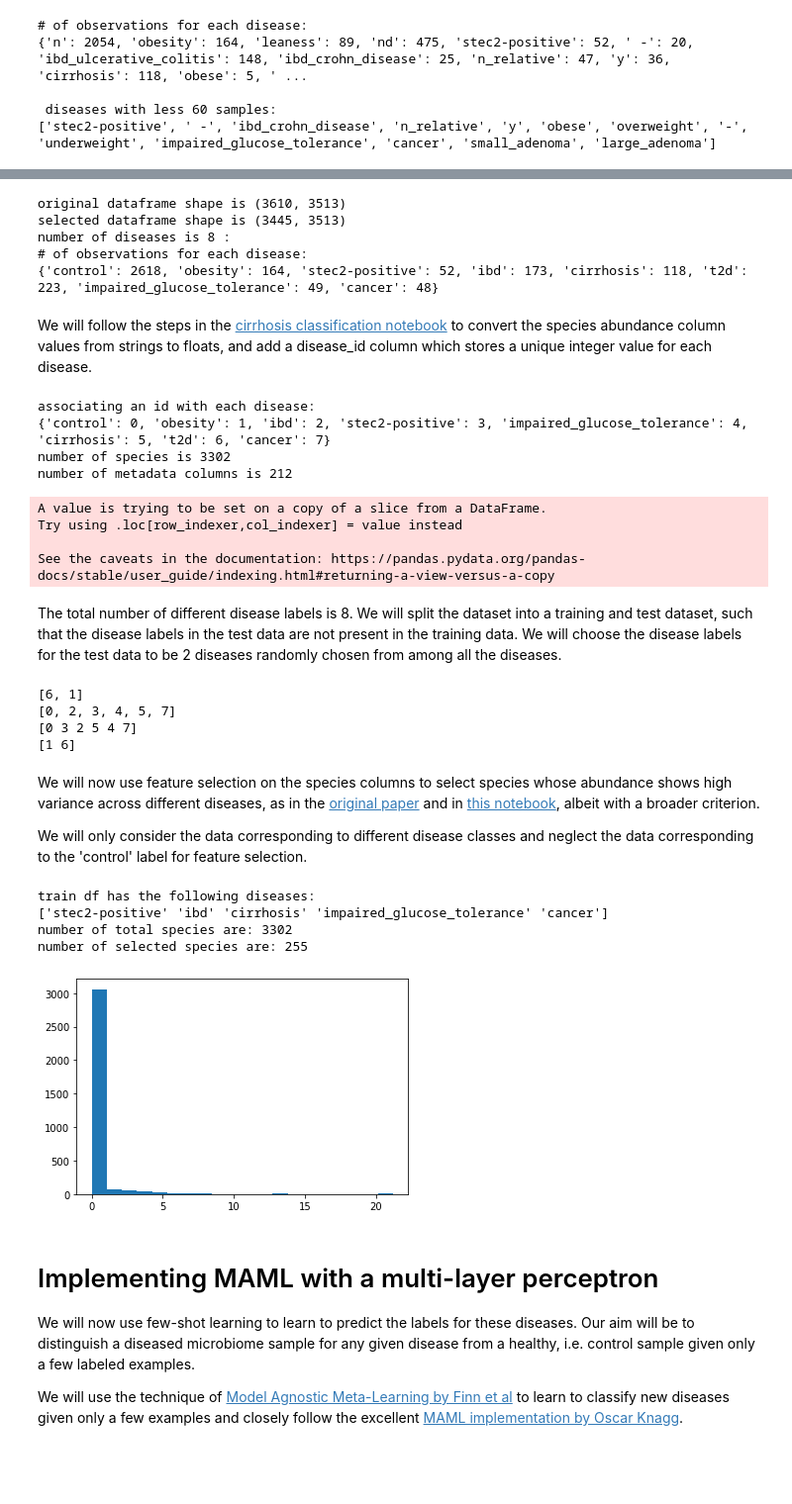
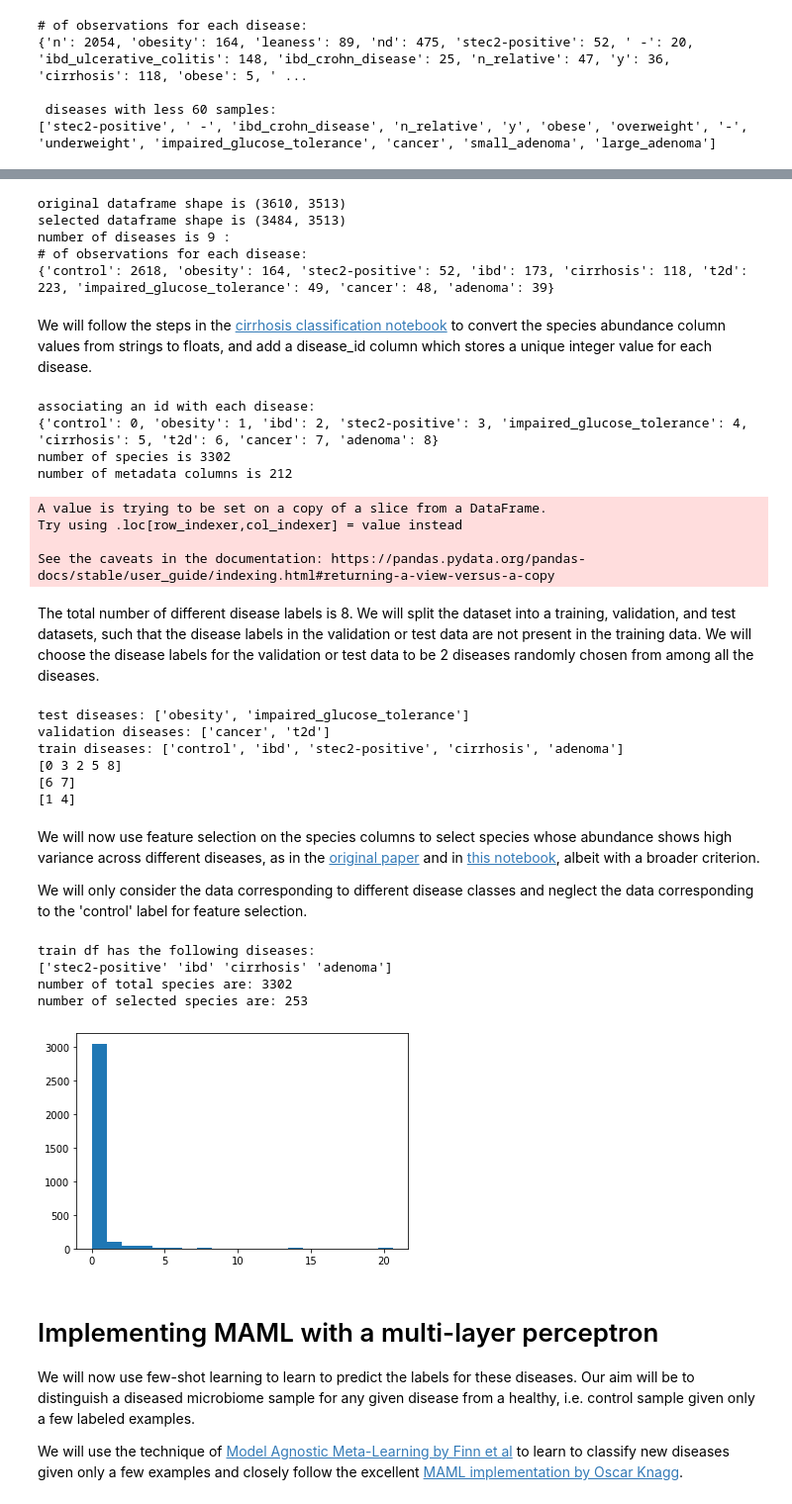
Before and after one commit to hrideshkedia/few-shot-learning-for-metagenomics, a Jupyter notebook: few-shot-learning-for-metagenomics.ipynb, the cells around one changed output, grey strips where cells are left out. Shown at 99% size. Cells and saved outputs as stored; diff of their text form; code cells hidden in the pictures; blank space fills up the shorter version.

Commit message:
with separate validation & test data

```diff
--- a/few-shot-learning-for-metagenomics.ipynb
+++ b/few-shot-learning-for-metagenomics.ipynb
@@ -192,9 +192,13 @@ abundance_full_df.loc[:,'disease'] = abundance_full_df['disease'].apply(
 abundance_full_df.loc[:,'disease'] = abundance_full_df['disease'].apply(
     lambda x: 'ibd' if ('ibd' in x) else x)
 
+### merge 'small_adenoma' and 'large_adenoma' into 'adenoma'.
+abundance_full_df.loc[:,'disease'] = abundance_full_df['disease'].apply(
+    lambda x: 'adenoma' if ('adenoma' in x) else x)
+
 ### retaining data only for the following diseases
 diseases = ['control', 'obesity', 'ibd', 'stec2-positive',
-            'impaired_glucose_tolerance', 'cirrhosis', 't2d', 'cancer']
+            'impaired_glucose_tolerance', 'cirrhosis', 't2d', 'cancer', 'adenoma']
 abundance_df = abundance_full_df.loc[
                             abundance_full_df['disease'].isin(diseases)]
 
@@ -211,10 +215,10 @@ print(f"# of observations for each disease:")
 print(disease_obs_dict)
 # %% [output]
 original dataframe shape is (3610, 3513)
-selected dataframe shape is (3445, 3513)
-number of diseases is 8 :
+selected dataframe shape is (3484, 3513)
+number of diseases is 9 :
 # of observations for each disease:
-{'control': 2618, 'obesity': 164, 'stec2-positive': 52, 'ibd': 173, 'cirrhosis': 118, 't2d': 223, 'impaired_glucose_tolerance': 49, 'cancer': 48}
+{'control': 2618, 'obesity': 164, 'stec2-positive': 52, 'ibd': 173, 'cirrhosis': 118, 't2d': 223, 'impaired_glucose_tolerance': 49, 'cancer': 48, 'adenoma': 39}
 # %% [markdown]
 We will follow the steps in the [cirrhosis classification notebook](https://www.kaggle.com/antaresnyc/cirrhosis-classification/notebook) to convert the species abundance column values from strings to floats, and add a disease_id column which stores a unique integer value for each disease.
 # %%
@@ -235,7 +239,7 @@ species_df = species_df.astype('float32')
 abundance_df = pd.concat([abundance_df.loc[:,metadata], species_df], axis = 1)
 # %% [output]
 associating an id with each disease:
-{'control': 0, 'obesity': 1, 'ibd': 2, 'stec2-positive': 3, 'impaired_glucose_tolerance': 4, 'cirrhosis': 5, 't2d': 6, 'cancer': 7}
+{'control': 0, 'obesity': 1, 'ibd': 2, 'stec2-positive': 3, 'impaired_glucose_tolerance': 4, 'cirrhosis': 5, 't2d': 6, 'cancer': 7, 'adenoma': 8}
 number of species is 3302
 number of metadata columns is 212
 A value is trying to be set on a copy of a slice from a DataFrame.
@@ -243,26 +247,37 @@ Try using .loc[row_indexer,col_indexer] = value instead
 
 See the caveats in the documentation: https://pandas.pydata.org/pandas-docs/stable/user_guide/indexing.html#returning-a-view-versus-a-copy
 # %% [markdown]
-The total number of different disease labels is 8. We will split the dataset into a training and test dataset, such that the disease labels in the test data are not present in the training data. We will choose the disease labels for the test data to be 2 diseases randomly chosen from among all the diseases.
+The total number of different disease labels is 8. We will split the dataset into a training, validation, and test datasets, such that the disease labels in the validation or test data are not present in the training data. We will choose the disease labels for the validation or test data to be 2 diseases randomly chosen from among all the diseases.
 # %%
 disease_ids = np.arange(1, len(diseases)).tolist()
-test_diseases = random.sample(disease_ids, 2)
-print(test_diseases)
-train_diseases = [diseases.index(d)
-                  for d in diseases if diseases.index(d) not in test_diseases]
-print(train_diseases)
+test_disease_ids = random.sample(disease_ids, 2)
+print(f'test diseases:', [diseases[id] for id in test_disease_ids])
+
+remaining_disease_ids = [id for id in disease_ids if id not in test_disease_ids]
+valid_disease_ids = random.sample(remaining_disease_ids, 2)
+print(f'validation diseases:', [diseases[id] for id in valid_disease_ids])
+
+train_disease_ids = [diseases.index(d)
+          for d in diseases if diseases.index(d) not in test_disease_ids and
+                     diseases.index(d) not in valid_disease_ids]
+print(f'train diseases:', [diseases[id] for id in train_disease_ids])
 
 train_df = abundance_df.loc[abundance_df['disease_id'].isin(
-                                train_diseases)]
+                                train_disease_ids)]
 print(train_df['disease_id'].unique())
+valid_df = abundance_df.loc[abundance_df['disease_id'].isin(
+                                valid_disease_ids)]
+print(valid_df['disease_id'].unique())
 test_df = abundance_df.loc[abundance_df['disease_id'].isin(
-                                test_diseases)]
+                                test_disease_ids)]
 print(test_df['disease_id'].unique())
 # %% [output]
-[6, 1]
-[0, 2, 3, 4, 5, 7]
-[0 3 2 5 4 7]
-[1 6]
+test diseases: ['obesity', 'impaired_glucose_tolerance']
+validation diseases: ['cancer', 't2d']
+train diseases: ['control', 'ibd', 'stec2-positive', 'cirrhosis', 'adenoma']
+[0 3 2 5 8]
+[6 7]
+[1 4]
 # %% [markdown]
 We will now use feature selection on the species columns to select species whose abundance shows high variance across different diseases, as in the [original paper](https://journals.plos.org/ploscompbiol/article?id=10.1371/journal.pcbi.1004977) and in [this notebook](https://www.kaggle.com/tmathieu/feature-selection-to-predict-diabetes), albeit with a broader criterion.
 
@@ -270,23 +285,25 @@ We will only consider the data corresponding to different disease classes and ne
 # %%
 diseased_train_df = train_df.loc[train_df['disease_id'] != diseases.index('control')]
 print('train df has the following diseases:')
 print(diseased_train_df.disease.unique())
 counts, bins, histplot = plt.hist(diseased_train_df[species].std(), bins=20)
 select_species = np.array(species)[diseased_train_df[species].std().values>1.]
 print(f"number of total species are: {len(species)}")
 print(f"number of selected species are: {select_species.size}")
 
 select_species_id = np.append(select_species, ['disease_id'])
 train_df = train_df.loc[:,select_species_id]
 train_df['id'] = np.arange(train_df.shape[0])
+valid_df = valid_df.loc[:,select_species_id]
+valid_df['id'] = np.arange(valid_df.shape[0])
 test_df = test_df.loc[:,select_species_id]
 test_df['id'] = np.arange(test_df.shape[0])
 # %% [output]
 train df has the following diseases:
-['stec2-positive' 'ibd' 'cirrhosis' 'impaired_glucose_tolerance' 'cancer']
+['stec2-positive' 'ibd' 'cirrhosis' 'adenoma']
 number of total species are: 3302
-number of selected species are: 255
+number of selected species are: 253
-[figure, old version]
+[figure, new version]
 # %% [markdown]
 # Implementing MAML with a multi-layer perceptron
 
```
Also changed, not shown: parts of 6 cells of this notebook.
